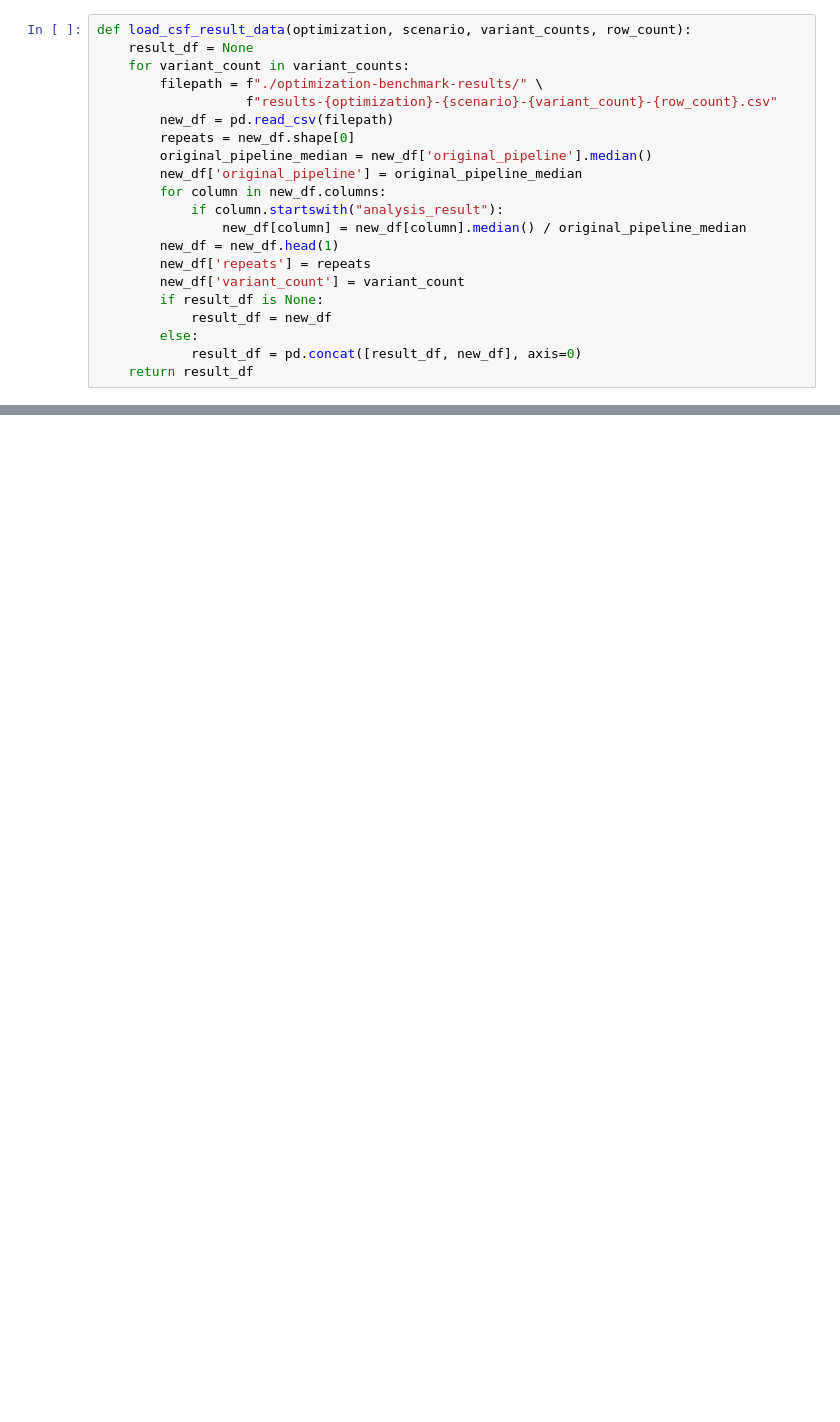
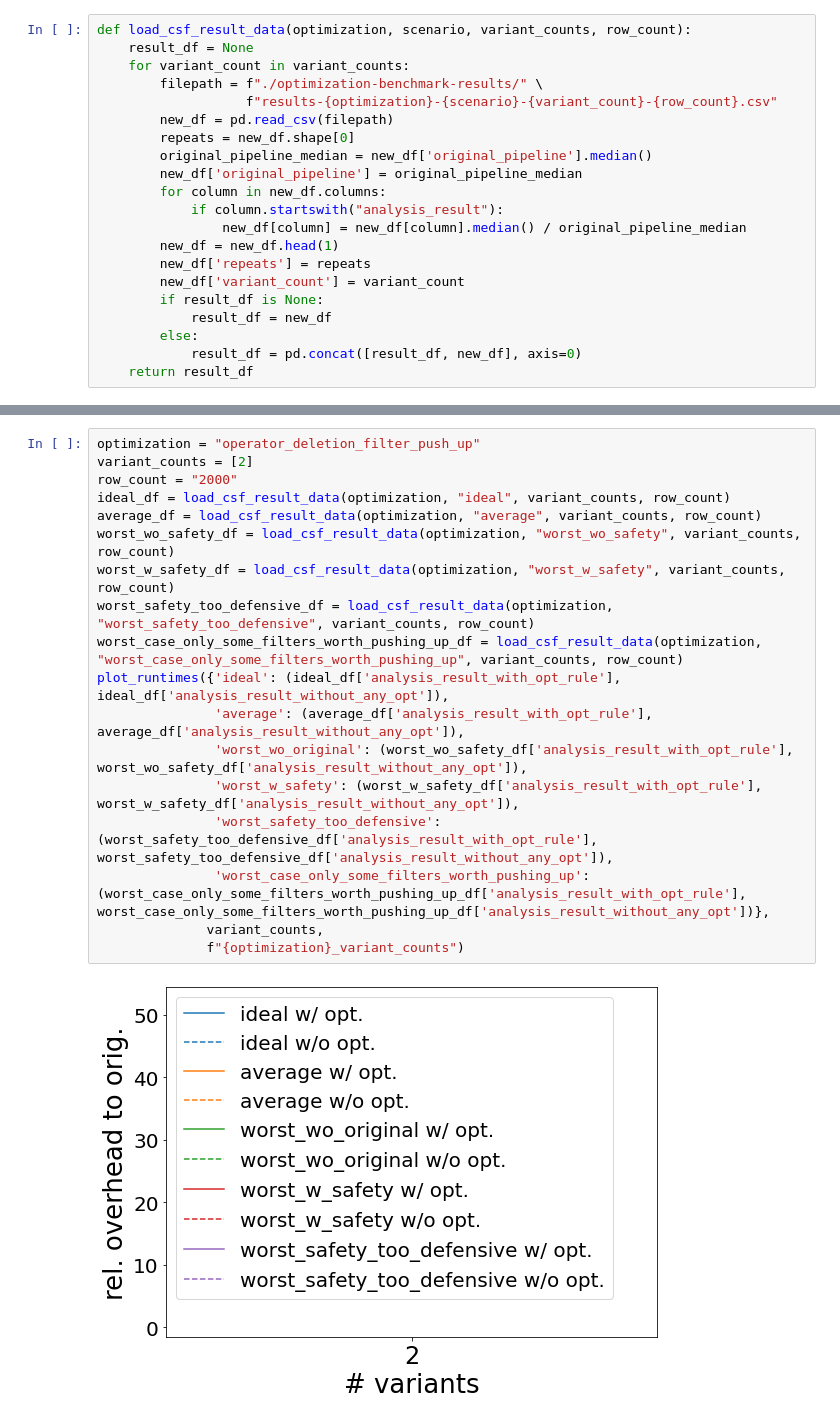
Before and after one commit to stefan-grafberger/mlwhatif, a Jupyter notebook: experiments/plot-benchmark-results--optimizations.ipynb, the cells around one changed output, grey strips where cells are left out. Drawn from its saved outputs; the diff is of its cells as text; blank space fills up the shorter version.

```diff
--- a/experiments/plot-benchmark-results--optimizations.ipynb
+++ b/experiments/plot-benchmark-results--optimizations.ipynb
@@ -103,0 +135,20 @@ plot_runtimes(ideal_df['analysis_result_with_opt_rule'], ideal_df['analysis_resu
+# %%
+optimization = "operator_deletion_filter_push_up"
+variant_counts = [2]
+row_count = "2000"
+ideal_df = load_csf_result_data(optimization, "ideal", variant_counts, row_count)
+average_df = load_csf_result_data(optimization, "average", variant_counts, row_count)
+worst_wo_safety_df = load_csf_result_data(optimization, "worst_wo_safety", variant_counts, row_count)
+worst_w_safety_df = load_csf_result_data(optimization, "worst_w_safety", variant_counts, row_count)
+worst_safety_too_defensive_df = load_csf_result_data(optimization, "worst_safety_too_defensive", variant_counts, row_count)
+worst_case_only_some_filters_worth_pushing_up_df = load_csf_result_data(optimization, "worst_case_only_some_filters_worth_pushing_up", variant_counts, row_count)
+plot_runtimes({'ideal': (ideal_df['analysis_result_with_opt_rule'], ideal_df['analysis_result_without_any_opt']),
+               'average': (average_df['analysis_result_with_opt_rule'], average_df['analysis_result_without_any_opt']),
+               'worst_wo_original': (worst_wo_safety_df['analysis_result_with_opt_rule'], worst_wo_safety_df['analysis_result_without_any_opt']),
+               'worst_w_safety': (worst_w_safety_df['analysis_result_with_opt_rule'], worst_w_safety_df['analysis_result_without_any_opt']),
+               'worst_safety_too_defensive': (worst_safety_too_defensive_df['analysis_result_with_opt_rule'], worst_safety_too_defensive_df['analysis_result_without_any_opt']),
+               'worst_case_only_some_filters_worth_pushing_up': (worst_case_only_some_filters_worth_pushing_up_df['analysis_result_with_opt_rule'], worst_case_only_some_filters_worth_pushing_up_df['analysis_result_without_any_opt'])},
+              variant_counts,
+              f"{optimization}_variant_counts")
+# %% [output]
+[figure, added]
```
Also changed, not shown: parts of 6 cells of this notebook, 51 other files.
